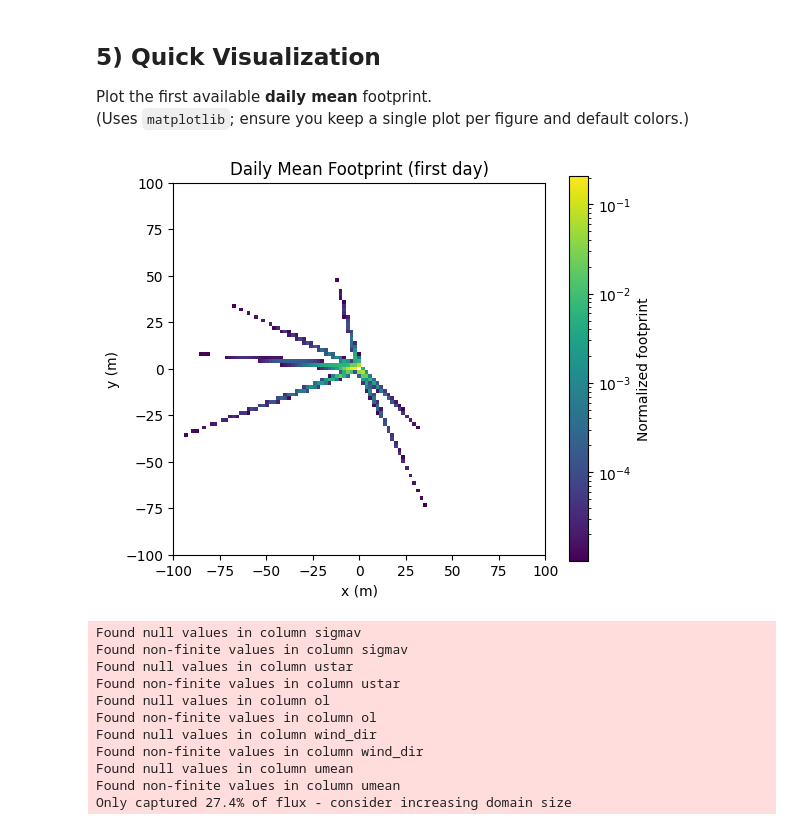
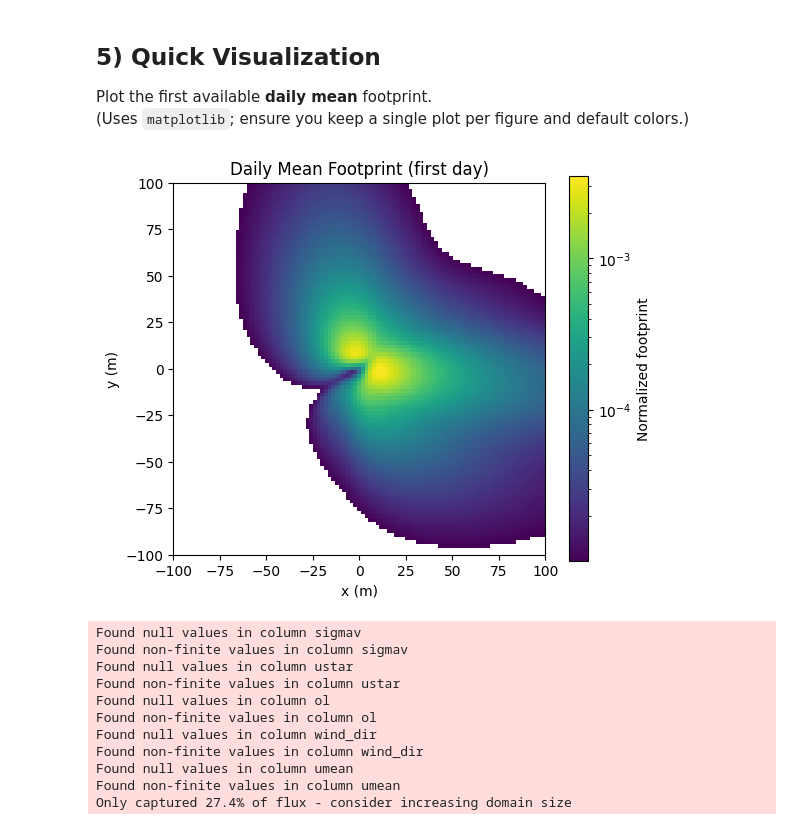
Before and after one commit to inkenbrandt/footprints, a Jupyter notebook: docs/notebooks/ffp_getting_started.ipynb, the cells around one changed output. Saved outputs shown, nothing was run; the diff lists cells and outputs as text; code cells hidden in the pictures.

```diff
--- a/docs/notebooks/ffp_getting_started.ipynb
+++ b/docs/notebooks/ffp_getting_started.ipynb
@@ -161,34 +160,34 @@ Plot the first available **daily mean** footprint.
 # %%
 import numpy as np
 from matplotlib import cm
 
 # pick the first day with data
-da = summaries.f_daily_mean.isel(time=0)
+da = summaries.f_monthly_mean.isel(time=0)
 
 plt.figure(figsize=(6, 5))
 
 # Mask the zero values
 masked_data = np.ma.masked_where(da < 0.00001, da)
 
 # Choose a colormap
 cmap = cm.viridis
 
 # Set the color for masked (bad) values (e.g., white or black)
 cmap.set_bad(color='white') # or 'black', or any other color
 
 # Plot the masked data
 im = plt.imshow(masked_data, cmap=cmap,
                 origin="lower",norm='log',
                 extent=[float(clim.x.min()), float(clim.x.max()),
                         float(clim.y.min()), float(clim.y.max())])
 
 
 plt.colorbar(im, label="Normalized footprint")
 plt.title("Daily Mean Footprint (first day)")
 plt.xlabel("x (m)"); plt.ylabel("y (m)")
 plt.show()
 # %% [output]
-[figure, old version]
+[figure, new version]
 # %%
 # Add these checks to your code:
 model = build_climatology(
```
Also changed, not shown: parts of 7 cells of this notebook, 1 other file.
